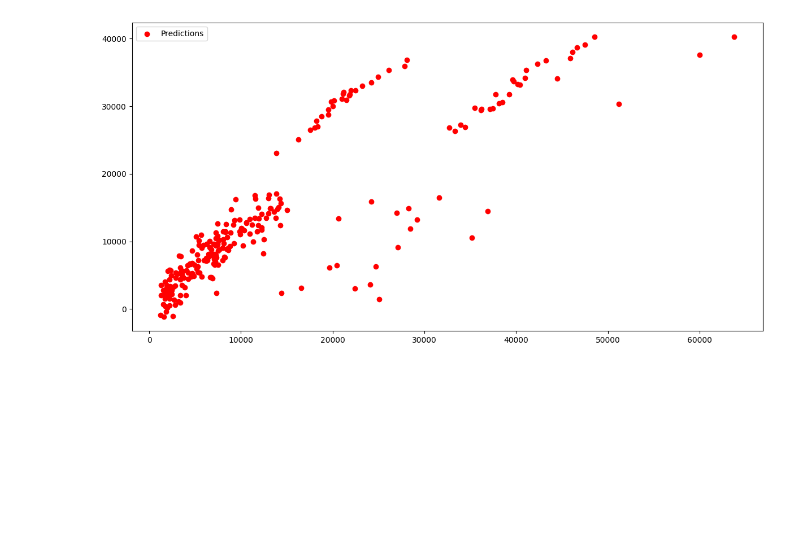
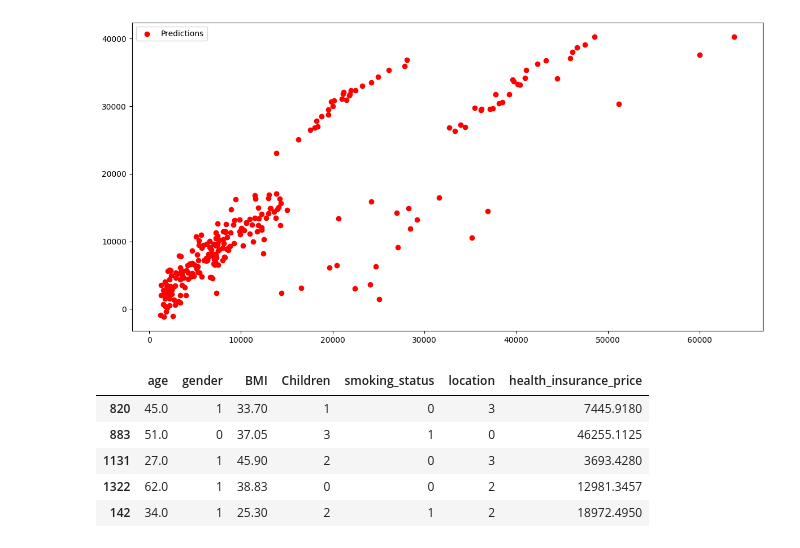
Before and after one commit to YashBora21/EduPlus-Yash_Bora, a Jupyter notebook: lecture/Linear_regression/1.ipynb, the cells around one changed output. Cells and saved outputs as stored; diff of their text form; code cells hidden in the pictures; blank space fills up the shorter version.

Commit message:
testinSet traning set

```diff
--- a/lecture/Linear_regression/1.ipynb
+++ b/lecture/Linear_regression/1.ipynb
@@ -236,3 +236,15 @@ plt.savefig("Test vs Pred")
 plt.show()
 # %% [output]
 [figure]
+# %%
+traning_set=pd.concat([x_train,y_train],axis=1)
+testing_set=pd.concat([x_test,y_test],axis=1)
+# %%
+traning_set.head()
+# %% [output]
+|  | age | gender | BMI | Children | smoking_status | location | health_insurance_price |
+| 820 | 45.0 | 1 | 33.70 | 1 | 0 | 3 | 7445.9180 |
+| 883 | 51.0 | 0 | 37.05 | 3 | 1 | 0 | 46255.1125 |
+| 1131 | 27.0 | 1 | 45.90 | 2 | 0 | 3 | 3693.4280 |
+| 1322 | 62.0 | 1 | 38.83 | 0 | 0 | 2 | 12981.3457 |
+| 142 | 34.0 | 1 | 25.30 | 2 | 1 | 2 | 18972.4950 |
```
Also changed, not shown: parts of 2 cells of this notebook, 3 other files.
